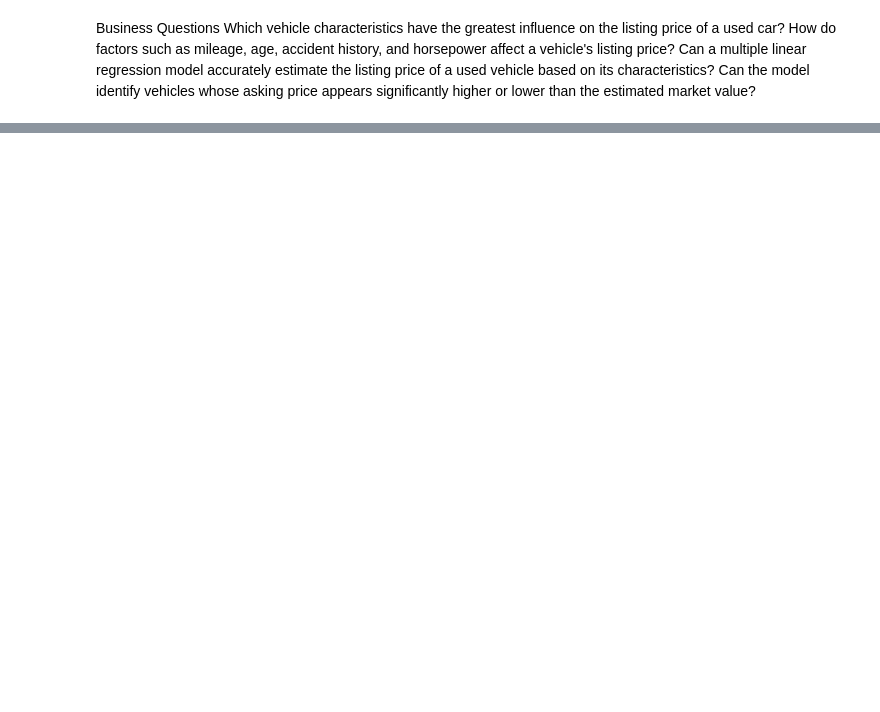
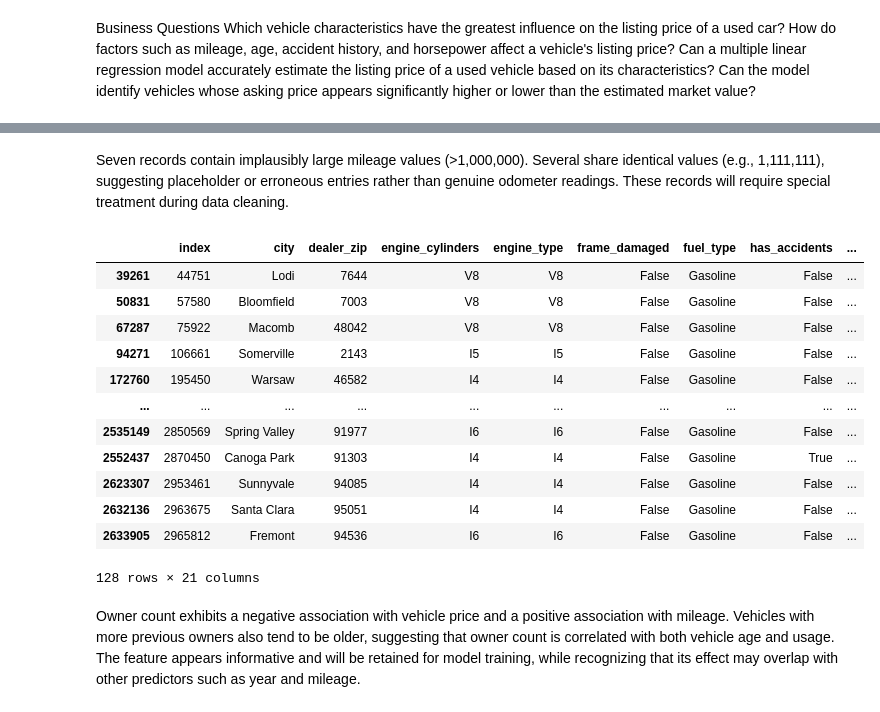
Before and after one commit to CaseyKiiza2026/vehicle-valuation-platform, a Jupyter notebook: notebooks/02_eda.ipynb, the cells around one changed output, grey strips where cells are left out. Drawn from its saved outputs; the diff is of its cells as text; code cells hidden in the pictures; blank space fills up the shorter version.

```diff
--- a/notebooks/02_eda.ipynb
+++ b/notebooks/02_eda.ipynb
@@ -124,0 +124,2 @@ memory usage: 408.9+ MB
+# %%
+df.drop("vehicle_damage_category", axis=1, inplace=True)
@@ -124,0 +201,20 @@ memory usage: 408.9+ MB
+# %% [markdown]
+Seven records contain implausibly large mileage values (>1,000,000). Several share identical values (e.g., 1,111,111), suggesting placeholder or erroneous entries rather than genuine odometer readings. These records will require special treatment during data cleaning.
+# %%
+df[df["owner_count"]  > 10]
+# %% [output]
+|  | index | city | dealer_zip | engine_cylinders | engine_type | frame_damaged | fuel_type | has_accidents | ... |
+| 39261 | 44751 | Lodi | 7644 | V8 | V8 | False | Gasoline | False | ... |
+| 50831 | 57580 | Bloomfield | 7003 | V8 | V8 | False | Gasoline | False | ... |
+| 67287 | 75922 | Macomb | 48042 | V8 | V8 | False | Gasoline | False | ... |
+| 94271 | 106661 | Somerville | 2143 | I5 | I5 | False | Gasoline | False | ... |
+| 172760 | 195450 | Warsaw | 46582 | I4 | I4 | False | Gasoline | False | ... |
+| ... | ... | ... | ... | ... | ... | ... | ... | ... | ... |
+| 2535149 | 2850569 | Spring Valley | 91977 | I6 | I6 | False | Gasoline | False | ... |
+| 2552437 | 2870450 | Canoga Park | 91303 | I4 | I4 | False | Gasoline | True | ... |
+| 2623307 | 2953461 | Sunnyvale | 94085 | I4 | I4 | False | Gasoline | False | ... |
+| 2632136 | 2963675 | Santa Clara | 95051 | I4 | I4 | False | Gasoline | False | ... |
+| 2633905 | 2965812 | Fremont | 94536 | I6 | I6 | False | Gasoline | False | ... |
+128 rows × 21 columns
+# %% [markdown]
+Owner count exhibits a negative association with vehicle price and a positive association with mileage. Vehicles with more previous owners also tend to be older, suggesting that owner count is correlated with both vehicle age and usage. The feature appears informative and will be retained for model training, while recognizing that its effect may overlap with other predictors such as year and mileage.
```
Also changed, not shown: parts of 36 cells of this notebook.
